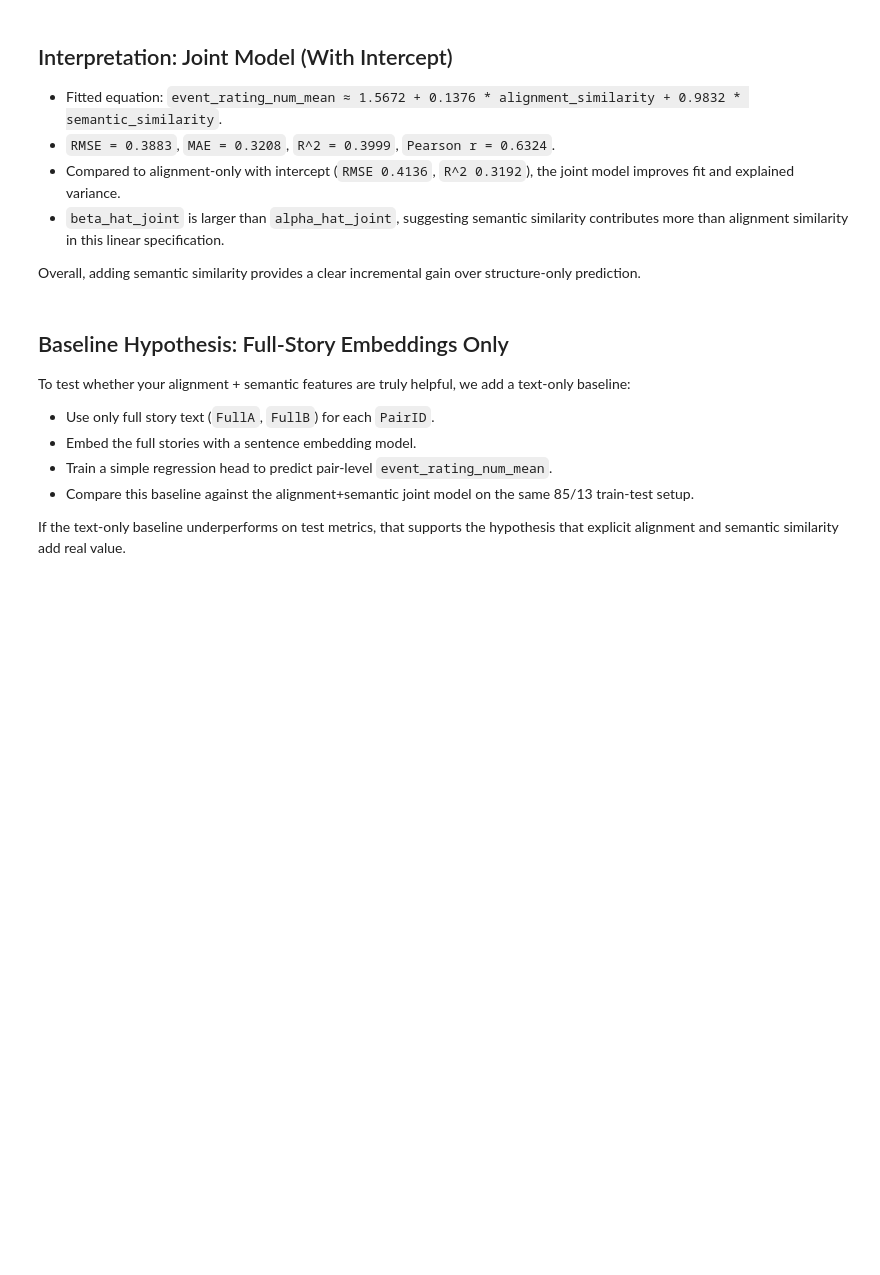
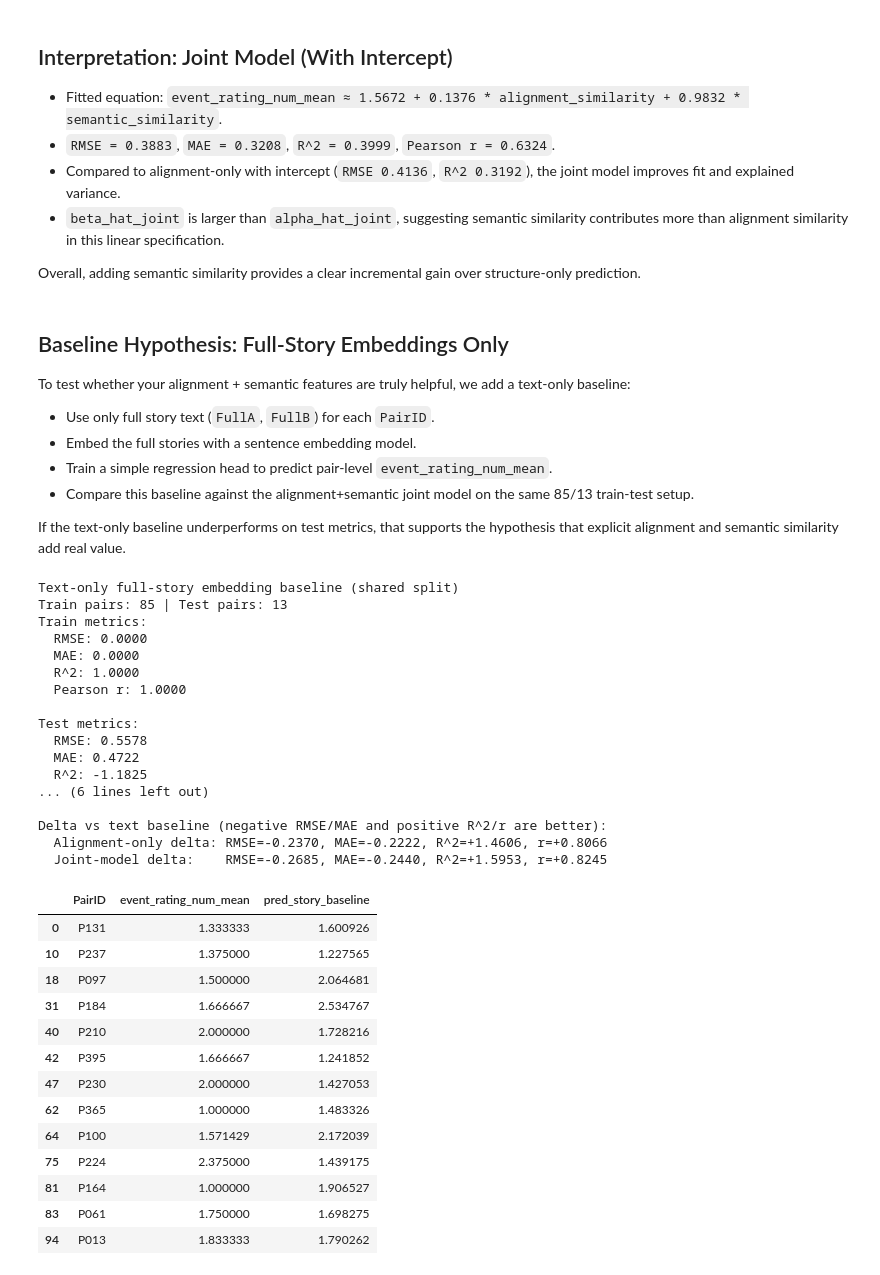
Before and after one commit to shaayaansh/NarrativeSimilarity, a Jupyter notebook: src/modeling.ipynb, the cells around one changed output. Drawn from its saved outputs; the diff is of its cells as text; code cells hidden in the pictures; blank space fills up the shorter version.

```diff
--- a/src/modeling.ipynb
+++ b/src/modeling.ipynb
@@ -549,6 +586,7 @@ To test whether your alignment + semantic features are truly helpful, we add a t
 If the text-only baseline underperforms on test metrics, that supports the hypothesis that explicit alignment and semantic similarity add real value.
 # %%
 # Text-only baseline: full-story embeddings -> regression head for event_rating_num_mean
+# Uses the SAME shared train/test PairID split as alignment-only and joint models.
 
 story_df = pairs_df[['PairID', 'FullA', 'FullB']].drop_duplicates(subset=['PairID']).copy()
 story_df['PairID'] = story_df['PairID'].astype(str).str.strip()
@@ -568,13 +606,12 @@ target_df['PairID'] = target_df['PairID'].astype(str).str.strip()
 story_df = story_df.merge(target_df, on='PairID', how='inner')
 story_df = story_df.dropna(subset=['FullA', 'FullB', 'event_rating_num_mean']).copy()
 
-n_total = len(story_df)
-n_test = 13
-if n_total < n_test:
-    raise ValueError(f'Not enough pairs for requested test size: n_total={n_total}, n_test={n_test}')
+# Restrict to the shared split IDs so all models are evaluated on identical pairs.
+train_story_df = story_df[story_df['PairID'].isin(train_pair_ids)].copy()
+test_story_df = story_df[story_df['PairID'].isin(test_pair_ids)].copy()
 
-test_story_df = story_df.sample(n=n_test, random_state=42)
-train_story_df = story_df.drop(index=test_story_df.index).copy()
+if len(train_story_df) == 0 or len(test_story_df) == 0:
+    raise ValueError('Shared split produced empty train/test for text-only baseline.')
 
 if 'st_model' not in globals():
     from sentence_transformers import SentenceTransformer
@@ -592,52 +629,78 @@ def make_features(a, b):
 X_train = make_features(train_a, train_b)
 X_test = make_features(test_a, test_b)
 y_train = train_story_df['event_rating_num_mean'].astype(float).to_numpy()
-y_test = test_story_df['event_rating_num_mean'].astype(float).to_numpy()
 
 X_train_aug = np.column_stack([np.ones(len(X_train)), X_train])
 coef_story, *_ = np.linalg.lstsq(X_train_aug, y_train, rcond=None)
 
 def predict_linear(X, coef):
     X_aug = np.column_stack([np.ones(len(X)), X])
     return X_aug @ coef
 
 train_story_df['pred_story_baseline'] = predict_linear(X_train, coef_story)
 test_story_df['pred_story_baseline'] = predict_linear(X_test, coef_story)
 
-def reg_metrics(df, y_col='event_rating_num_mean', pred_col='pred_story_baseline'):
-    y_true = df[y_col].astype(float)
-    y_pred = df[pred_col].astype(float)
-    rmse = float(np.sqrt(((y_true - y_pred) ** 2).mean()))
-    mae = float((y_true - y_pred).abs().mean())
-    ss_res = float(((y_true - y_pred) ** 2).sum())
-    ss_tot = float(((y_true - y_true.mean()) ** 2).sum())
-    r2 = 1 - (ss_res / ss_tot) if ss_tot > 0 else np.nan
-    corr = float(y_true.corr(y_pred)) if len(df) > 1 else np.nan
-    return {'RMSE': rmse, 'MAE': mae, 'R2': r2, 'Pearson_r': corr}
+story_train_metrics = regression_metrics(train_story_df, 'event_rating_num_mean', 'pred_story_baseline')
+story_test_metrics = regression_metrics(test_story_df, 'event_rating_num_mean', 'pred_story_baseline')
 
-story_train_metrics = reg_metrics(train_story_df)
-story_test_metrics = reg_metrics(test_story_df)
-
-print('Text-only full-story embedding baseline')
-print(f'Total pairs: {n_total} | Train: {len(train_story_df)} | Test: {len(test_story_df)}')
+print('Text-only full-story embedding baseline (shared split)')
+print(f'Train pairs: {len(train_story_df)} | Test pairs: {len(test_story_df)}')
 print('Train metrics:')
 print(f"  RMSE: {story_train_metrics['RMSE']:.4f}")
 print(f"  MAE: {story_train_metrics['MAE']:.4f}")
 print(f"  R^2: {story_train_metrics['R2']:.4f}")
 print(f"  Pearson r: {story_train_metrics['Pearson_r']:.4f}")
 print('')
 print('Test metrics:')
 print(f"  RMSE: {story_test_metrics['RMSE']:.4f}")
 print(f"  MAE: {story_test_metrics['MAE']:.4f}")
 print(f"  R^2: {story_test_metrics['R2']:.4f}")
 print(f"  Pearson r: {story_test_metrics['Pearson_r']:.4f}")
 
+print('')
+print('=== Shared-Test Comparison (All Models) ===')
+if 'test_alignment_metrics' in globals():
+    print(f"Alignment-only  | RMSE={test_alignment_metrics['RMSE']:.4f} | MAE={test_alignment_metrics['MAE']:.4f} | R^2={test_alignment_metrics['R2']:.4f} | r={test_alignment_metrics['Pearson_r']:.4f}")
 if 'test_joint_metrics' in globals():
+    print(f"Alignment+Semantic (Joint) | RMSE={test_joint_metrics['RMSE']:.4f} | MAE={test_joint_metrics['MAE']:.4f} | R^2={test_joint_metrics['R2']:.4f} | r={test_joint_metrics['Pearson_r']:.4f}")
+print(f"Full-story text baseline   | RMSE={story_test_metrics['RMSE']:.4f} | MAE={story_test_metrics['MAE']:.4f} | R^2={story_test_metrics['R2']:.4f} | r={story_test_metrics['Pearson_r']:.4f}")
+
+if 'test_alignment_metrics' in globals() and 'test_joint_metrics' in globals():
     print('')
-    print('Comparison vs joint-model test metrics:')
-    print(f"  Joint RMSE: {test_joint_metrics['RMSE']:.4f} | Text-only RMSE: {story_test_metrics['RMSE']:.4f}")
-    print(f"  Joint MAE:  {test_joint_metrics['MAE']:.4f} | Text-only MAE:  {story_test_metrics['MAE']:.4f}")
-    print(f"  Joint R^2:  {test_joint_metrics['R2']:.4f} | Text-only R^2:  {story_test_metrics['R2']:.4f}")
-    print(f"  Joint r:    {test_joint_metrics['Pearson_r']:.4f} | Text-only r:    {story_test_metrics['Pearson_r']:.4f}")
+    print('Delta vs text baseline (negative RMSE/MAE and positive R^2/r are better):')
+    print(f"  Alignment-only delta: RMSE={test_alignment_metrics['RMSE'] - story_test_metrics['RMSE']:+.4f}, MAE={test_alignment_metrics['MAE'] - story_test_metrics['MAE']:+.4f}, R^2={test_alignment_metrics['R2'] - story_test_metrics['R2']:+.4f}, r={test_alignment_metrics['Pearson_r'] - story_test_metrics['Pearson_r']:+.4f}")
+    print(f"  Joint-model delta:    RMSE={test_joint_metrics['RMSE'] - story_test_metrics['RMSE']:+.4f}, MAE={test_joint_metrics['MAE'] - story_test_metrics['MAE']:+.4f}, R^2={test_joint_metrics['R2'] - story_test_metrics['R2']:+.4f}, r={test_joint_metrics['Pearson_r'] - story_test_metrics['Pearson_r']:+.4f}")
 
 test_story_df[['PairID', 'event_rating_num_mean', 'pred_story_baseline']].head(13)
+# %% [output]
+Text-only full-story embedding baseline (shared split)
+Train pairs: 85 | Test pairs: 13
+Train metrics:
+  RMSE: 0.0000
+  MAE: 0.0000
+  R^2: 1.0000
+  Pearson r: 1.0000
+
+Test metrics:
+  RMSE: 0.5578
+  MAE: 0.4722
+  R^2: -1.1825
+... (6 lines left out)
+
+Delta vs text baseline (negative RMSE/MAE and positive R^2/r are better):
+  Alignment-only delta: RMSE=-0.2370, MAE=-0.2222, R^2=+1.4606, r=+0.8066
+  Joint-model delta:    RMSE=-0.2685, MAE=-0.2440, R^2=+1.5953, r=+0.8245
+|  | PairID | event_rating_num_mean | pred_story_baseline |
+| 0 | P131 | 1.333333 | 1.600926 |
+| 10 | P237 | 1.375000 | 1.227565 |
+| 18 | P097 | 1.500000 | 2.064681 |
+| 31 | P184 | 1.666667 | 2.534767 |
+| 40 | P210 | 2.000000 | 1.728216 |
+| 42 | P395 | 1.666667 | 1.241852 |
+| 47 | P230 | 2.000000 | 1.427053 |
+| 62 | P365 | 1.000000 | 1.483326 |
+| 64 | P100 | 1.571429 | 2.172039 |
+| 75 | P224 | 2.375000 | 1.439175 |
+| 81 | P164 | 1.000000 | 1.906527 |
+| 83 | P061 | 1.750000 | 1.698275 |
+| 94 | P013 | 1.833333 | 1.790262 |
```
Also changed, not shown: parts of 4 cells of this notebook.
